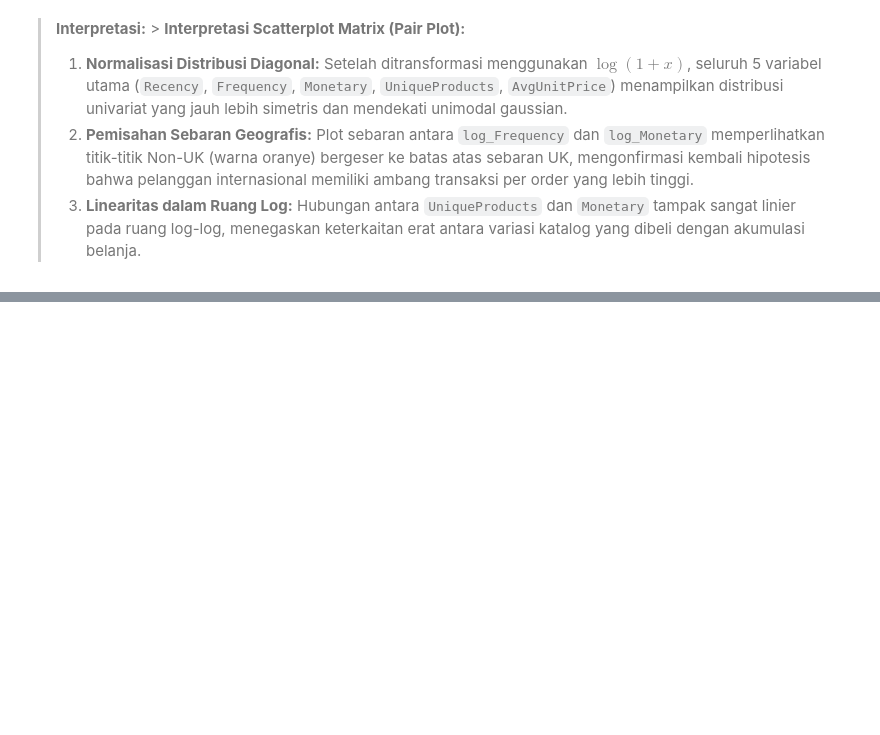
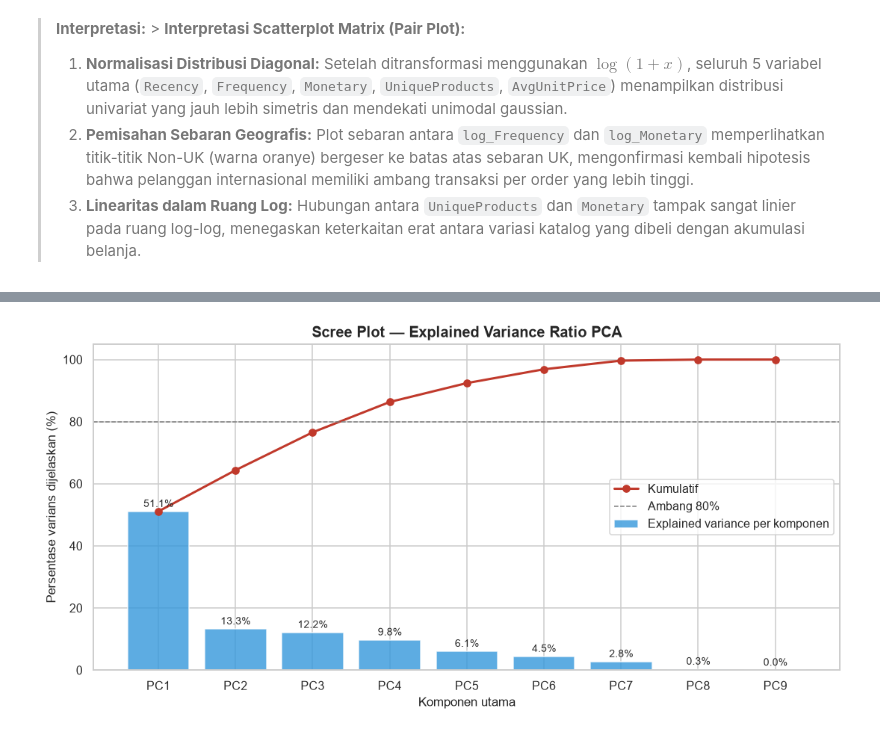
Before and after one commit to aulky/ml-visualisasidata-online-retail, a Jupyter notebook: Muhammad Aulia Muzzaki Nugraha_2311102051_TugasEDA.ipynb, the cells around one changed output, grey strips where cells are left out. Drawn from its saved outputs; the diff is of its cells as text; code cells hidden in the pictures; blank space fills up the shorter version.

```diff
--- a/Muhammad Aulia Muzzaki Nugraha_2311102051_TugasEDA.ipynb
+++ b/Muhammad Aulia Muzzaki Nugraha_2311102051_TugasEDA.ipynb
@@ -1094,0 +1106,17 @@ Median per Region:
+# %%
+X_log = np.log1p(cust[cust_num])
+scaler = StandardScaler()
+X_scaled = scaler.fit_transform(X_log)
+
+print("Cek standardisasi (mean ≈ 0, std ≈ 1):")
+display(pd.DataFrame(X_scaled, columns=cust_num).agg(["mean", "std"]).round(3))
+
+pca = PCA(random_state=RANDOM_STATE)
+X_pca = pca.fit_transform(X_scaled)
+evr = pd.DataFrame({
+    "komponen": [f"PC{i+1}" for i in range(len(cust_num))],
+    "eigenvalue": pca.explained_variance_,
+    "explained_variance_ratio": pca.explained_variance_ratio_ * 100,
+    "kumulatif": np.cumsum(pca.explained_variance_ratio_) * 100,
+}).set_index("komponen")
+evr
@@ -1094,0 +1139,14 @@ Median per Region:
+# %%
+fig, ax = plt.subplots(figsize=(10, 5))
+idx = np.arange(1, len(evr) + 1)
+b = ax.bar(idx, evr["explained_variance_ratio"], color="#3498db", alpha=.8, label="Explained variance per komponen")
+ax.bar_label(b, labels=[f"{v:.1f}%" for v in evr["explained_variance_ratio"]], padding=2, fontsize=9)
+ax.plot(idx, evr["kumulatif"], "o-", color="#c0392b", lw=2, label="Kumulatif")
+ax.axhline(80, color="gray", ls="--", lw=1, label="Ambang 80%")
+ax.set_xticks(idx, evr.index)
+ax.set_title("Scree Plot — Explained Variance Ratio PCA")
+ax.set_xlabel("Komponen utama"); ax.set_ylabel("Persentase varians dijelaskan (%)")
+ax.set_ylim(0, 105); ax.legend(loc="center right")
+plt.tight_layout(); plt.show()
+# %% [output]
+[figure, added]
```
Also changed, not shown: parts of 15 cells of this notebook.
